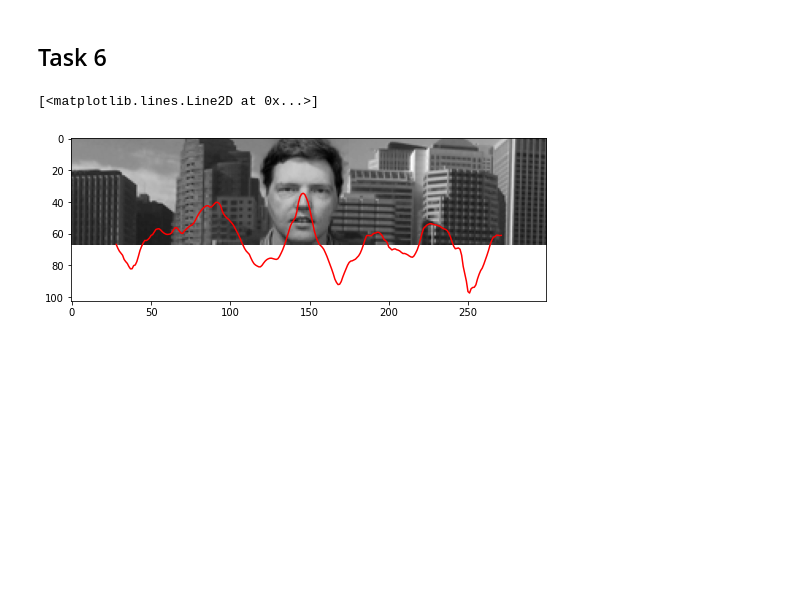
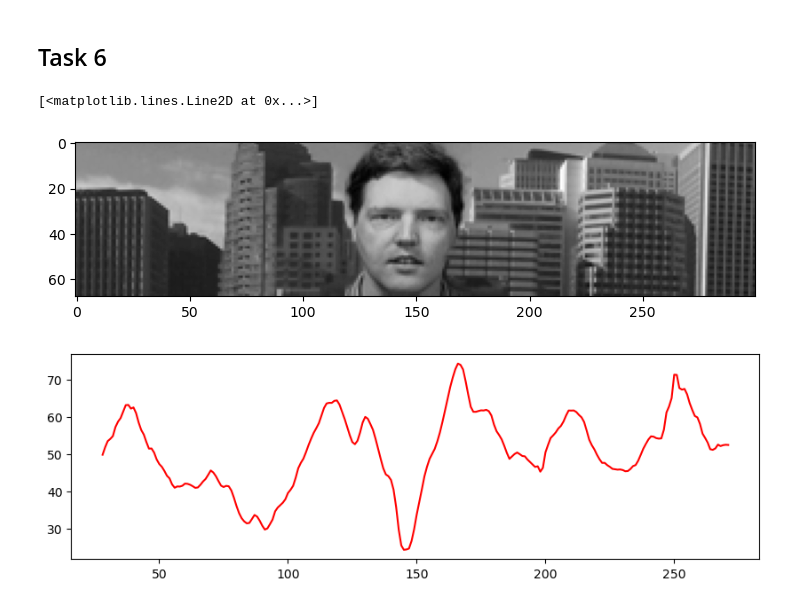
Before and after one commit to ablarer/SCC_ZHAW, a Jupyter notebook: 07/MaterialPython/Lab07.ipynb, the cells around one changed output. Saved outputs shown, nothing was run; the diff lists cells and outputs as text; code cells hidden in the pictures; blank space fills up the shorter version.

```diff
--- a/07/MaterialPython/Lab07.ipynb
+++ b/07/MaterialPython/Lab07.ipynb
@@ -239,23 +239,22 @@ vecMean = getMean(imgSet)
 imgMean = transformVectorToImage(vecMean, dims[0], dims[1])
 evMatrix = getEigenvectors(imgSet, 100)
 # %%
-
-
 def faceDetector(img, d, evMatrix, mean):
     ssds = []
     for px in range(img.shape[1] - mean.shape[1]):
         current_img = img[:, px:px+mean.shape[1]]
         compressed_img = compressPCAImage(current_img, d, evMatrix, mean)
         ssd = ((current_img - compressed_img)**2).sum()
         ssds.append(ssd)
 
     return ssds
 
-ssds = faceDetector(imgScene, 21, evMatrix, imgMean)
+ssds = faceDetector(imgScene, 50, evMatrix, imgMean)
+plt.figure(figsize=(10,2))
+plt.imshow(imgScene, cmap='gray')
 plt.figure(figsize=(10,3))
-plt.imshow(imgScene, cmap='gray')
-# plt.figure(figsize=(10,3))
-plt.plot(np.arange(imgMean.shape[1] / 2, imgScene.shape[1] - imgMean.shape[1] /2), ssds, color='red')
+plt.plot(np.arange(imgMean.shape[1] / 2, imgScene.shape[1] - imgMean.shape[1] / 2),  ssds, color='red')
 # %% [output]
 [<matplotlib.lines.Line2D at 0x...>]
-[figure, old version]
+[figure, new version]
+[figure, added]
```
Also changed, not shown: parts of 1 cell of this notebook, 1 other file.
